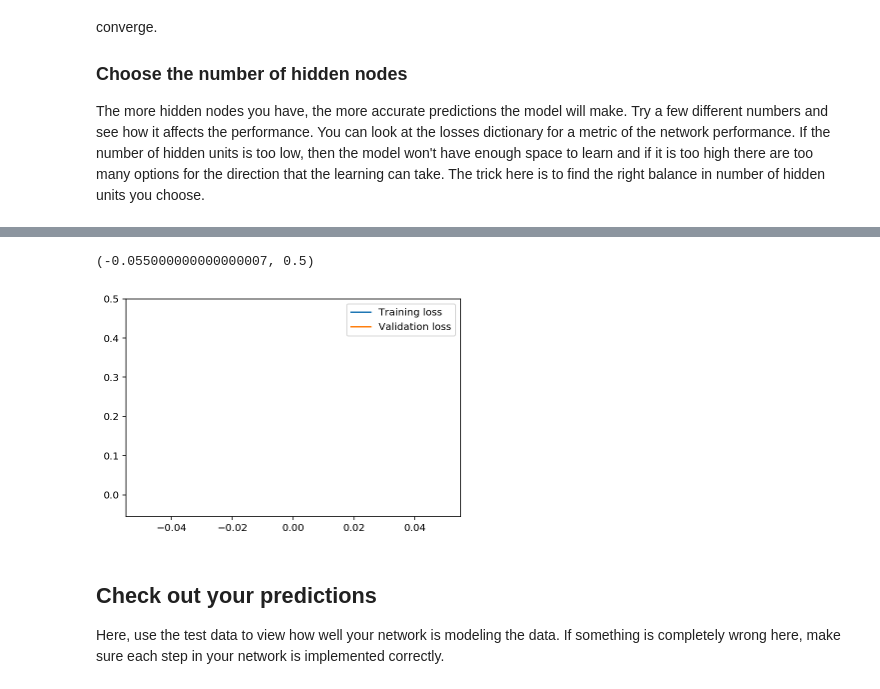
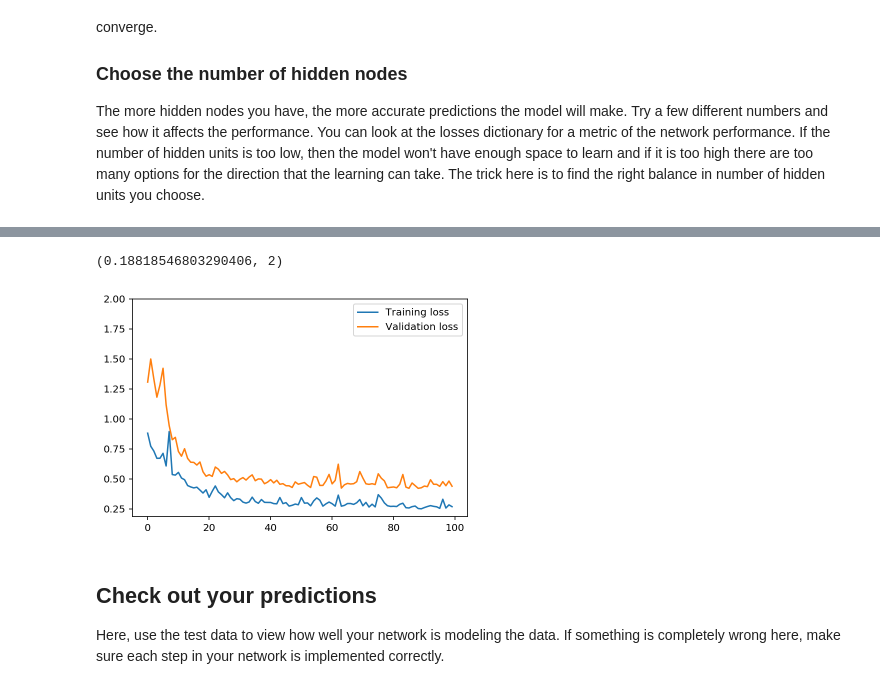
Before and after one commit to qpham01/udacity, a Jupyter notebook: dlfnd/DLND-your-first-network/dlnd-your-first-neural-network.ipynb, the cells around one changed output, grey strips where cells are left out. Drawn from its saved outputs; the diff is of its cells as text; code cells hidden in the pictures.

```diff
--- a/dlfnd/DLND-your-first-network/dlnd-your-first-neural-network.ipynb
+++ b/dlfnd/DLND-your-first-network/dlnd-your-first-neural-network.ipynb
@@ -228,11 +236,11 @@ Progress: 99.0% ... Training loss: inf ... Validation loss: inf
 # %%
 plt.plot(losses['train'], label='Training loss')
 plt.plot(losses['validation'], label='Validation loss')
 plt.legend()
-plt.ylim(ymax=0.5)
+plt.ylim(ymax=2)
 # %% [output]
-(-0.055000000000000007, 0.5)
+(0.18818546803290406, 2)
-[figure, old version]
+[figure, new version]
 # %% [markdown]
 ## Check out your predictions
 
```
Also changed, not shown: parts of 5 cells of this notebook, 3 other files.
